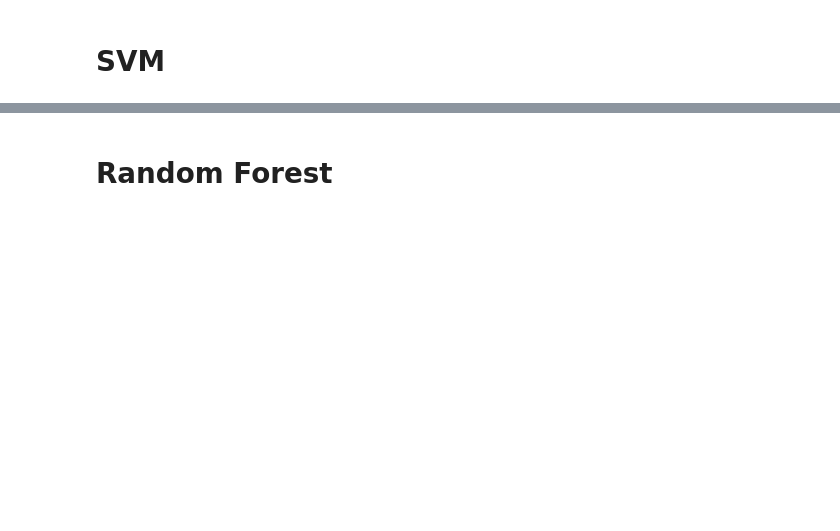
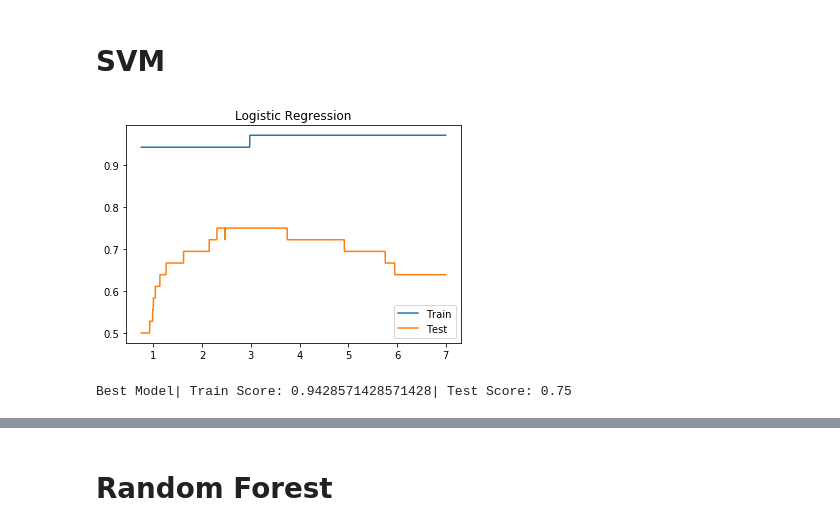
Before and after one commit to JinyuanSun/DEPECT, a Jupyter notebook: DeepThermo/Benchmark.ipynb, the cells around one changed output, grey strips where cells are left out. Saved outputs shown, nothing was run; the diff lists cells and outputs as text; code cells hidden in the pictures; blank space fills up the shorter version.

```diff
--- a/DeepThermo/Benchmark.ipynb
+++ b/DeepThermo/Benchmark.ipynb
@@ -102,0 +110,22 @@ fig.show()
+# %%
+train_score = []
+test_score = []
+best_clf = None
+best_test = 0
+for c in np.arange(750,7000):
+    clf = SVC(random_state=0,C = c/1000,max_iter=10000,kernel='linear')
+    clf.fit(X_train,Y_train)
+    test_score.append(clf.score(X_test,Y_test))
+    train_score.append(clf.score(X_train,Y_train))
+    if test_score[-1] > best_test:
+        best_test = test_score[-1]
+        best_clf = clf
+plt.plot(np.arange(750,7000)/1000,train_score,label='Train')
+plt.plot(np.arange(750,7000)/1000,test_score,label='Test')
+plt.title("Logistic Regression")
+plt.legend()
+plt.show()
+print("Best Model| Train Score: {:}| Test Score: {:}".format(best_clf.score(X_train,Y_train),best_clf.score(X_test,Y_test)))
+# %% [output]
+[figure, added]
+Best Model| Train Score: 0.9428571428571428| Test Score: 0.75
```
Also changed, not shown: parts of 7 cells of this notebook.
